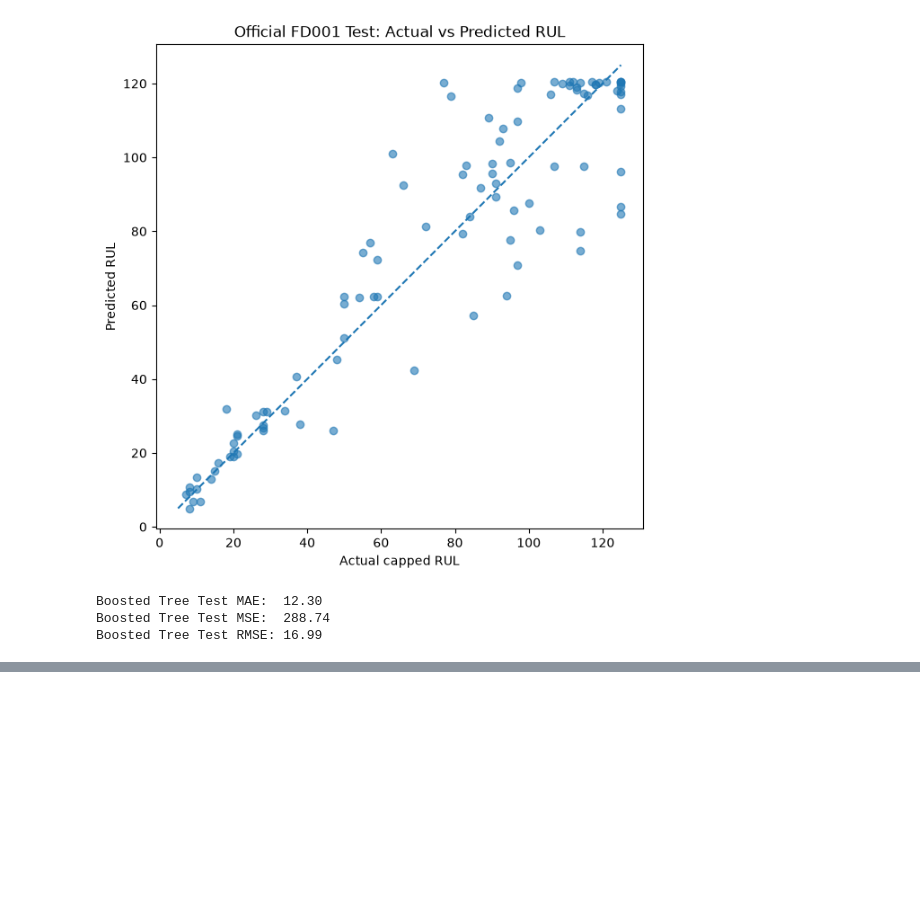
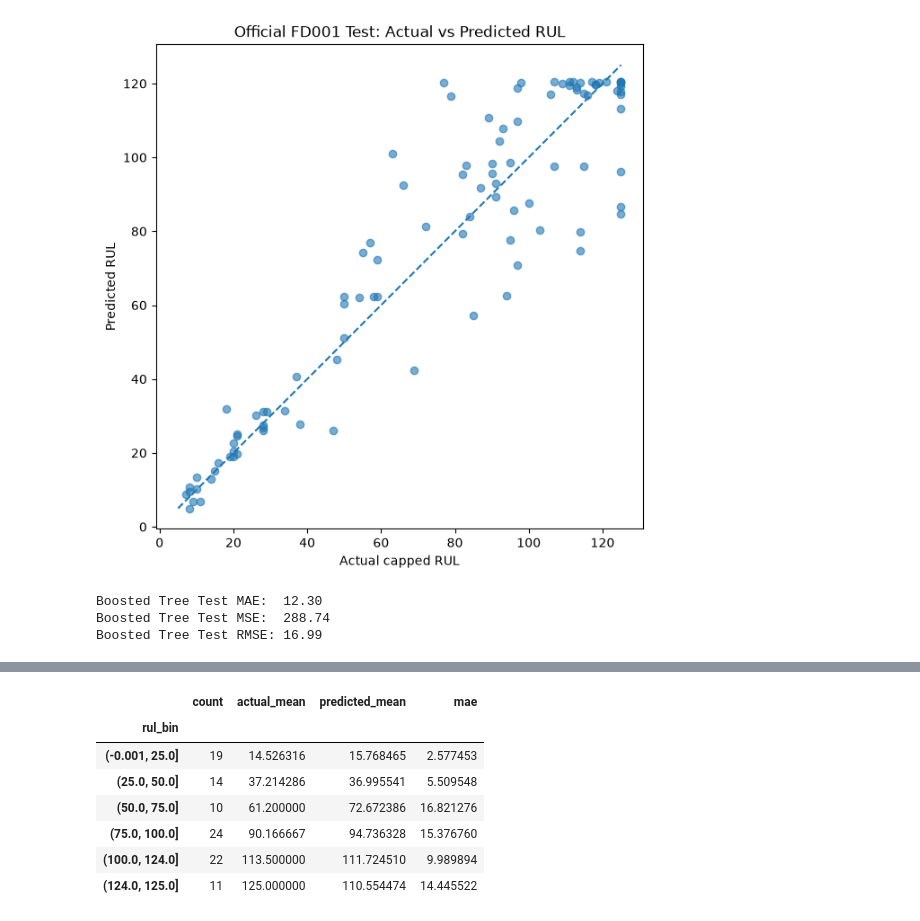
Before and after one commit to iamprakhar10/aircraft-rul-predictor, a Jupyter notebook: notebooks/01_explore_fd001.ipynb, the cells around one changed output, grey strips where cells are left out. Drawn from its saved outputs; the diff is of its cells as text; code cells hidden in the pictures; blank space fills up the shorter version.

```diff
--- a/notebooks/01_explore_fd001.ipynb
+++ b/notebooks/01_explore_fd001.ipynb
@@ -1690,0 +1709,28 @@ Boosted Tree Test RMSE: 16.99
+# %%
+results_test["rul_bin"] = pd.cut(
+    results_test["actual_rul"],
+    bins=[0, 25, 50, 75, 100, 124, 125],
+    include_lowest=True
+)
+
+rul_bin_results = (
+    results_test
+    .groupby("rul_bin", observed=True)
+    .agg(
+        count=("actual_rul", "size"),
+        actual_mean=("actual_rul", "mean"),
+        predicted_mean=("predicted_rul", "mean"),
+        mae=("absolute_error", "mean"),
+    )
+)
+
+rul_bin_results
+# %% [output]
+|  | count | actual_mean | predicted_mean | mae |
+| rul_bin |  |  |  |  |
+| (-0.001, 25.0] | 19 | 14.526316 | 15.768465 | 2.577453 |
+| (25.0, 50.0] | 14 | 37.214286 | 36.995541 | 5.509548 |
+| (50.0, 75.0] | 10 | 61.200000 | 72.672386 | 16.821276 |
+| (75.0, 100.0] | 24 | 90.166667 | 94.736328 | 15.376760 |
+| (100.0, 124.0] | 22 | 113.500000 | 111.724510 | 9.989894 |
+| (124.0, 125.0] | 11 | 125.000000 | 110.554474 | 14.445522 |
```
Also changed, not shown: parts of 4 cells of this notebook.
